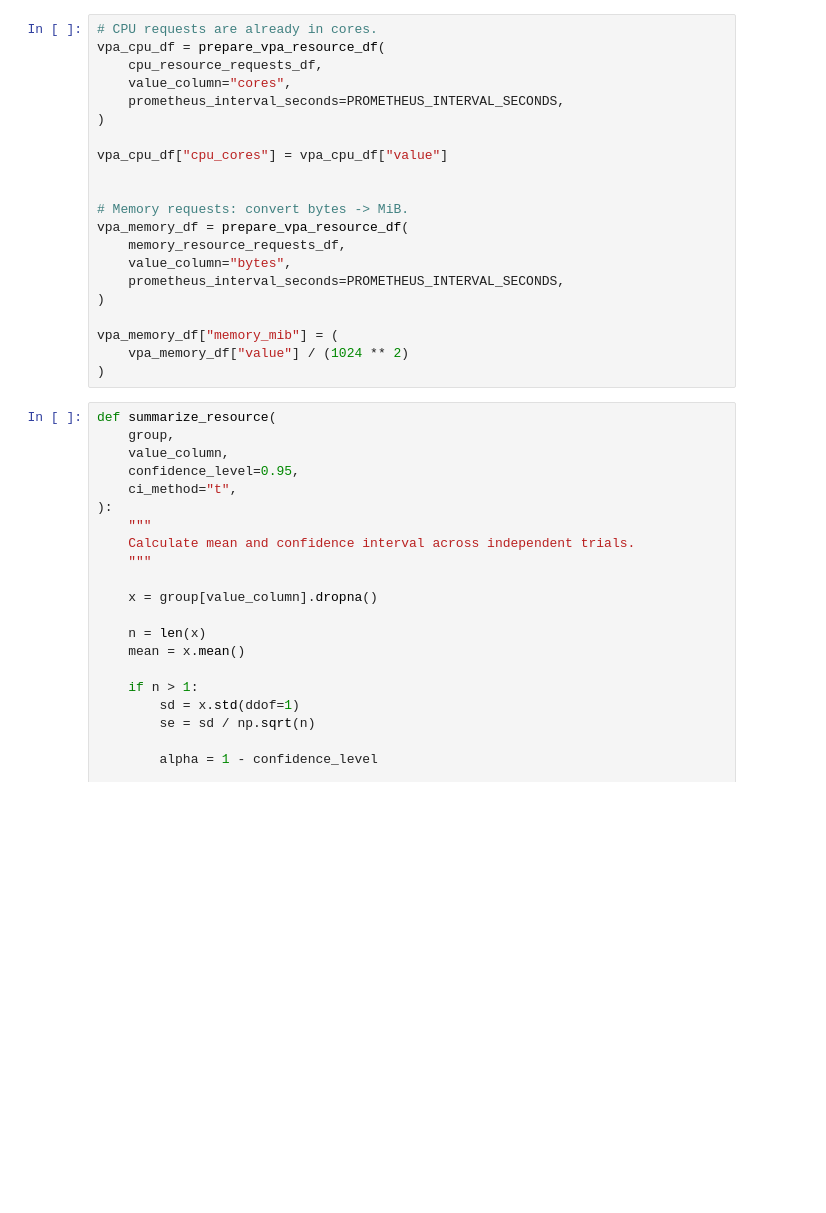
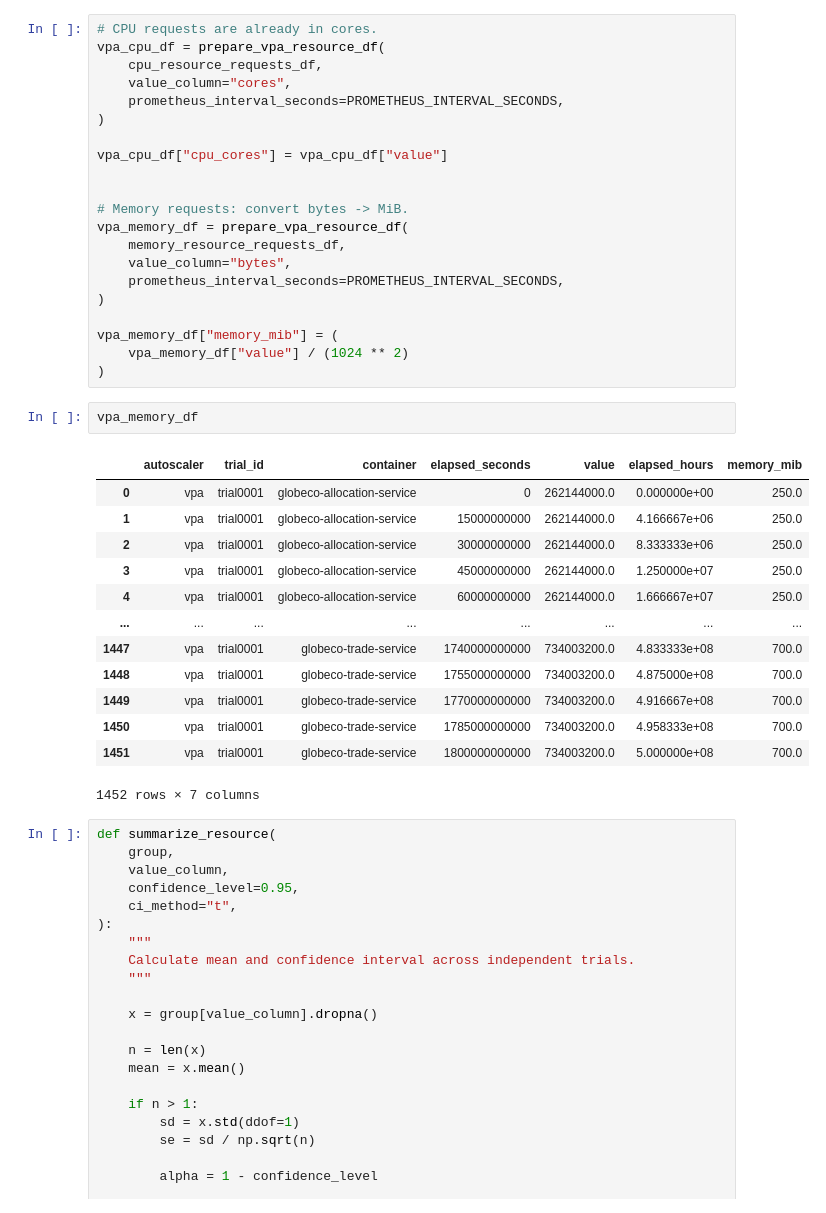
Before and after one commit to kasbench/kasbench-analysis, a Jupyter notebook: src/working_calculate_metrics.ipynb, the cells around one changed output. Drawn from its saved outputs; the diff is of its cells as text; blank space fills up the shorter version.

```diff
--- a/src/working_calculate_metrics.ipynb
+++ b/src/working_calculate_metrics.ipynb
@@ -2414,6 +2347,22 @@ vpa_memory_df = prepare_vpa_resource_df(
 vpa_memory_df["memory_mib"] = (
     vpa_memory_df["value"] / (1024 ** 2)
 )
+# %%
+vpa_memory_df
+# %% [output]
+|  | autoscaler | trial_id | container | elapsed_seconds | value | elapsed_hours | memory_mib |
+| 0 | vpa | trial0001 | globeco-allocation-service | 0 | 262144000.0 | 0.000000e+00 | 250.0 |
+| 1 | vpa | trial0001 | globeco-allocation-service | 15000000000 | 262144000.0 | 4.166667e+06 | 250.0 |
+| 2 | vpa | trial0001 | globeco-allocation-service | 30000000000 | 262144000.0 | 8.333333e+06 | 250.0 |
+| 3 | vpa | trial0001 | globeco-allocation-service | 45000000000 | 262144000.0 | 1.250000e+07 | 250.0 |
+| 4 | vpa | trial0001 | globeco-allocation-service | 60000000000 | 262144000.0 | 1.666667e+07 | 250.0 |
+| ... | ... | ... | ... | ... | ... | ... | ... |
+| 1447 | vpa | trial0001 | globeco-trade-service | 1740000000000 | 734003200.0 | 4.833333e+08 | 700.0 |
+| 1448 | vpa | trial0001 | globeco-trade-service | 1755000000000 | 734003200.0 | 4.875000e+08 | 700.0 |
+| 1449 | vpa | trial0001 | globeco-trade-service | 1770000000000 | 734003200.0 | 4.916667e+08 | 700.0 |
+| 1450 | vpa | trial0001 | globeco-trade-service | 1785000000000 | 734003200.0 | 4.958333e+08 | 700.0 |
+| 1451 | vpa | trial0001 | globeco-trade-service | 1800000000000 | 734003200.0 | 5.000000e+08 | 700.0 |
+1452 rows × 7 columns
 # %%
 def summarize_resource(
     group,
```
Also changed, not shown: parts of 15 cells of this notebook, 4 other files.
